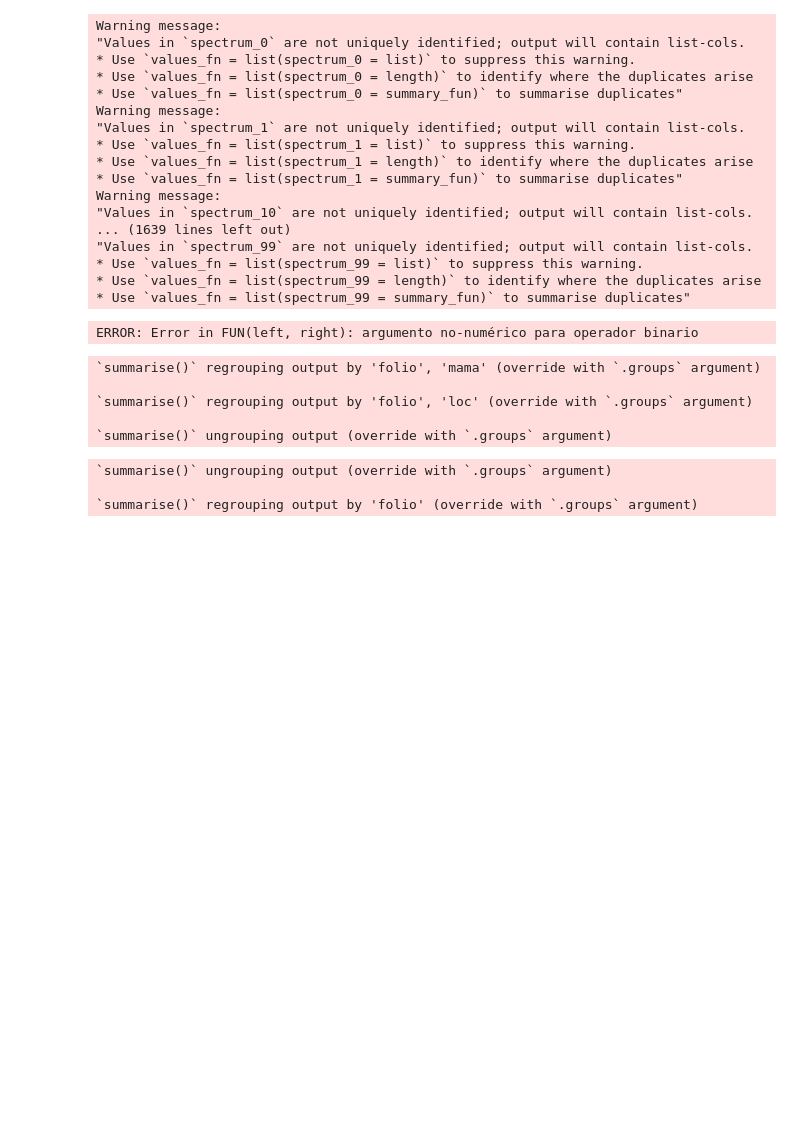
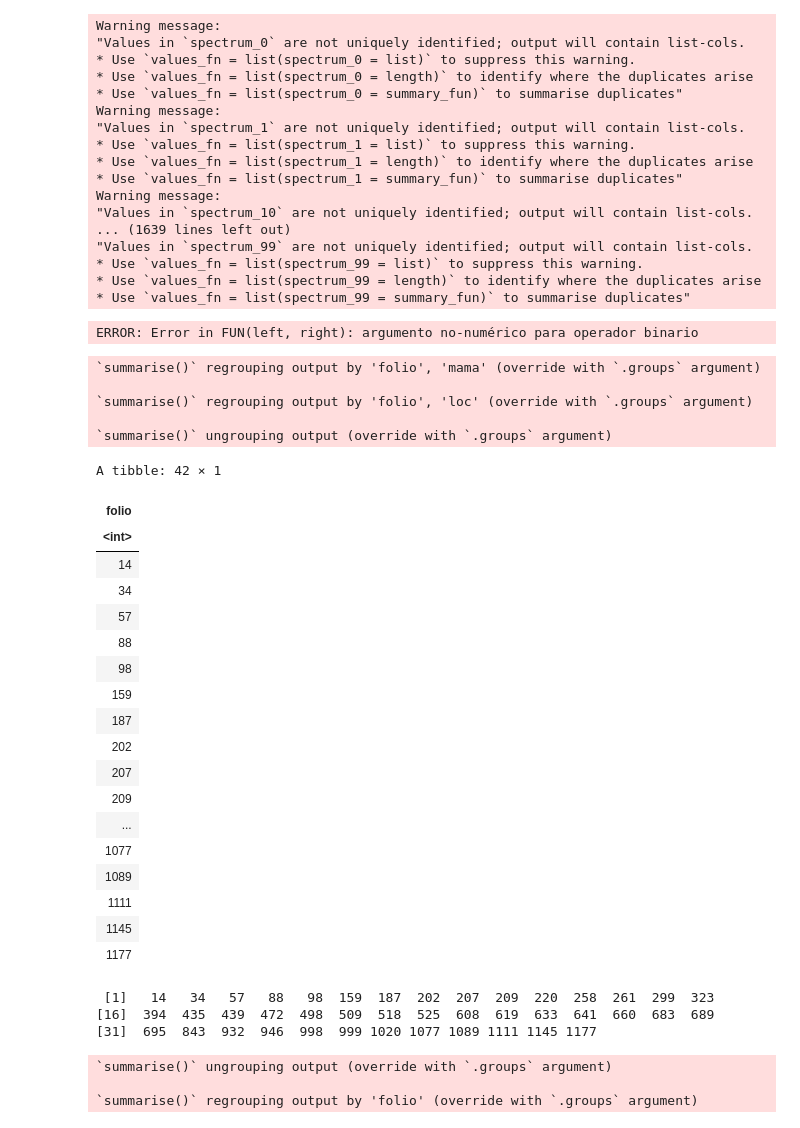
Before and after one commit to foncea/scio, a Jupyter notebook: exploration_R.ipynb, the cells around one changed output. Saved outputs shown, nothing was run; the diff lists cells and outputs as text; code cells hidden in the pictures; blank space fills up the shorter version.

```diff
--- a/exploration_R.ipynb
+++ b/exploration_R.ipynb
@@ -32,20 +32,20 @@ length(unique(df$folio))
 # %%
 #Agrupar por folio y mama
 
-# df2 = df %>%
-#     drop_na() %>%
-#     group_by(folio, mama) %>%
-#     summarise(
-#         !!target := mean(get(target)),
-#         Peso = first(peso),
-#         edad = first(edad),
-#         color = first(fitzpatrickcolor),
-#         BMI = first(indicedemasacorporal),
-#         copa_sosten = first(copasosten),
-#         across(starts_with("spectrum"), mean),
-#         across(starts_with("sample_raw"), mean)
-#     ) %>%
-#     ungroup()
+df2 = df %>%
+    drop_na() %>%
+    group_by(folio, mama) %>%
+    summarise(
+        !!target := mean(get(target)),
+        Peso = first(peso),
+        edad = first(edad),
+        color = first(fitzpatrickcolor),
+        BMI = first(indicedemasacorporal),
+        copa_sosten = first(copasosten),
+        across(starts_with("spectrum"), mean),
+        across(starts_with("sample_raw"), mean)
+    ) %>%
+    ungroup()
 
 df2 = df2 %>%
     mutate(
@@ -356,33 +356,59 @@ for(i in 0:330){
 }
 for(i in 0:330){
   df4[, paste('distance', i, sep="_")] = 4 * (df4[, paste('spectrum', i, 'left', sep="_")] - df4[, paste('spectrum', i, 'left_2', sep="_")]) ^ 2 / ((df4[, paste('spectrum', i, 'left', sep="_")] + df4[, paste('spectrum', i, 'left_2', sep="_")]))^2
 }
 
 # Percentual variation
 aux = df4 %>%
   ungroup() %>%
   rowwise(folio, loc) %>%
   summarize(mean_perc_var = mean(c_across(perc_var_0:perc_var_330)),
             mean_dist = mean(c_across(distance_0:distance_330))) %>%
   group_by(folio) %>%
   summarize(perc_var = mean(mean_perc_var),
             distance = sum(mean_dist)
             )
 #   filter(perc_var < 11) %>%
 #   nrow()
 # %>%
 #   ggplot(aes(x=perc_var)) +
 #   geom_histogram()
 
 folio_filter = aux %>%
   filter(perc_var > 15) %>%
   select(folio)
+folio_filter
 # %% [output]
 `summarise()` regrouping output by 'folio', 'mama' (override with `.groups` argument)
 
 `summarise()` regrouping output by 'folio', 'loc' (override with `.groups` argument)
 
 `summarise()` ungrouping output (override with `.groups` argument)
+A tibble: 42 × 1
+| folio |
+| <int> |
+| 14 |
+| 34 |
+| 57 |
+| 88 |
+| 98 |
+| 159 |
+| 187 |
+| 202 |
+| 207 |
+| 209 |
+| ... |
+| 1077 |
+| 1089 |
+| 1111 |
+| 1145 |
+| 1177 |
+# %%
+folio_filter$folio
+# %% [output]
+ [1]   14   34   57   88   98  159  187  202  207  209  220  258  261  299  323
+[16]  394  435  439  472  498  509  518  525  608  619  633  641  660  683  689
+[31]  695  843  932  946  998  999 1020 1077 1089 1111 1145 1177
 # %%
 # Variabilidad entre ninas (mama izq 1)
 
```
Also changed, not shown: 2 other files.
